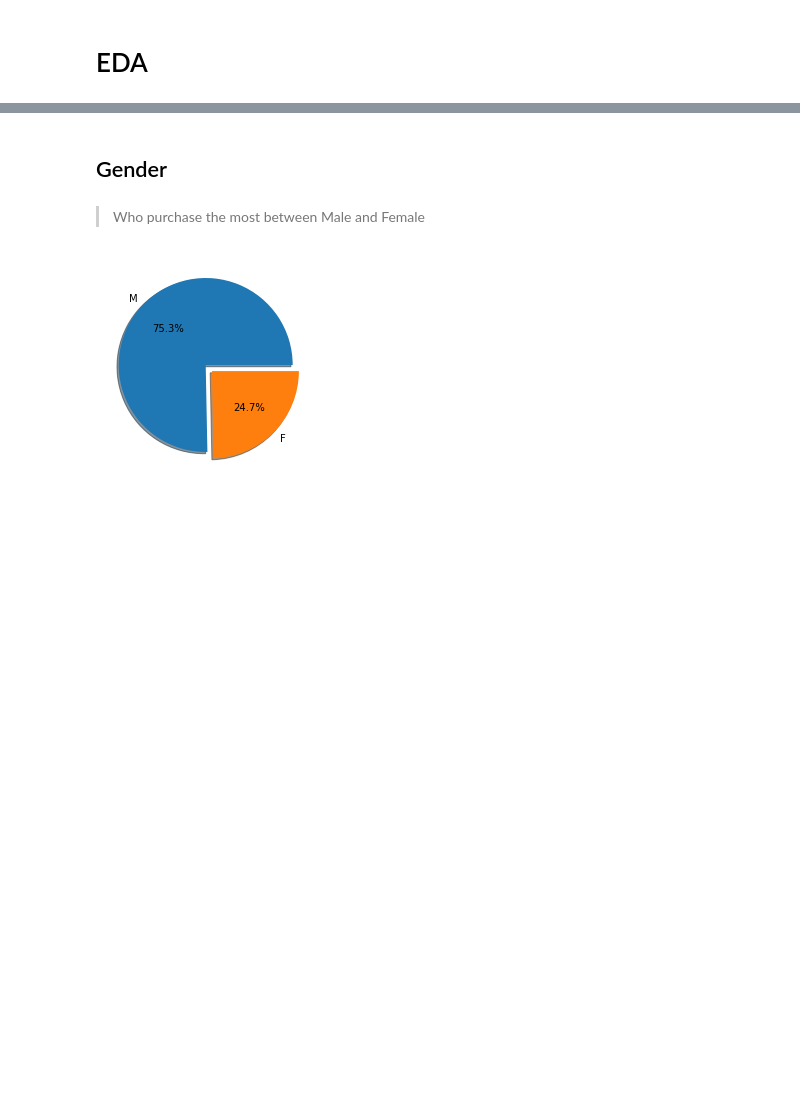
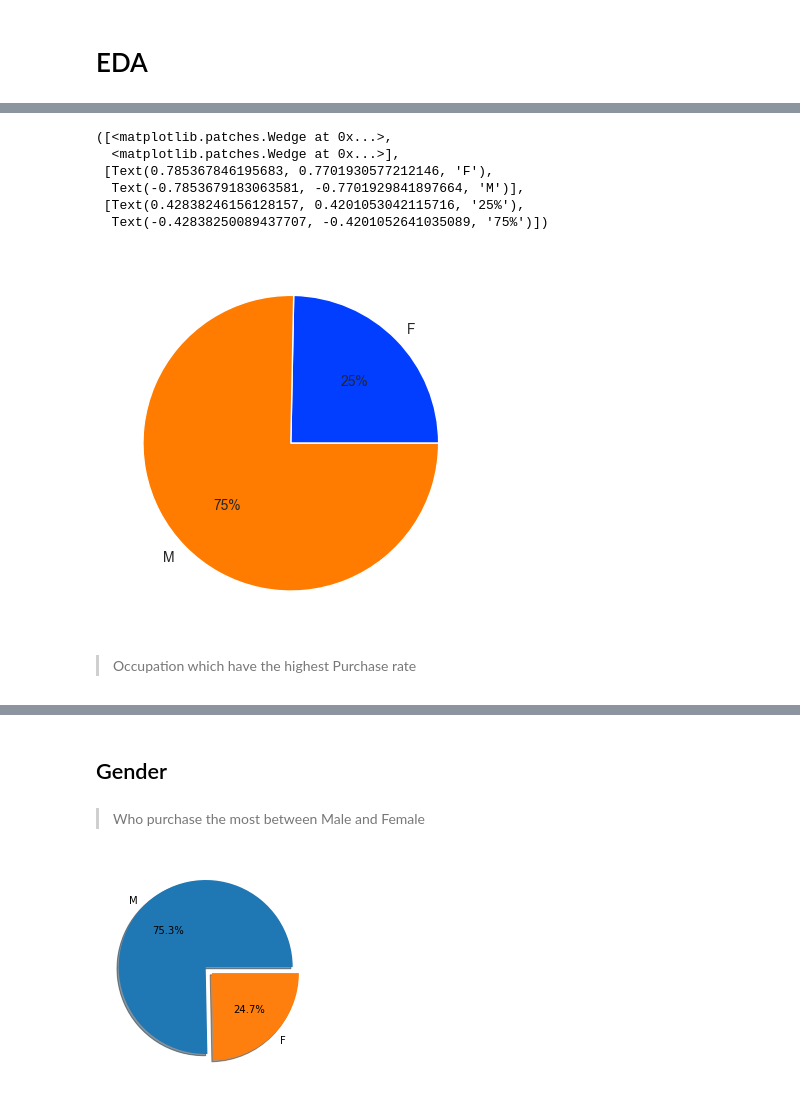
Before and after one commit to Laaroyussuf/Black-Friday-Purchase_Prediction, a Jupyter notebook: BlackFridaySale.ipynb, the cells around one changed output, grey strips where cells are left out. Drawn from its saved outputs; the diff is of its cells as text; code cells hidden in the pictures; blank space fills up the shorter version.

```diff
--- a/BlackFridaySale.ipynb
+++ b/BlackFridaySale.ipynb
@@ -189,0 +249,12 @@ train_set.describe(include='all').T
+# %%
+plt.pie(gender_df['Count'], labels= gender_df['Gender'], colors=palette_color, autopct='%.0f%%')
+# %% [output]
+([<matplotlib.patches.Wedge at 0x...>,
+  <matplotlib.patches.Wedge at 0x...>],
+ [Text(0.785367846195683, 0.7701930577212146, 'F'),
+  Text(-0.7853679183063581, -0.7701929841897664, 'M')],
+ [Text(0.42838246156128157, 0.4201053042115716, '25%'),
+  Text(-0.42838250089437707, -0.4201052641035089, '75%')])
+[figure, added]
+# %% [markdown]
+> Occupation which have the highest Purchase rate
```
Also changed, not shown: parts of 15 cells of this notebook, 1 other file.
